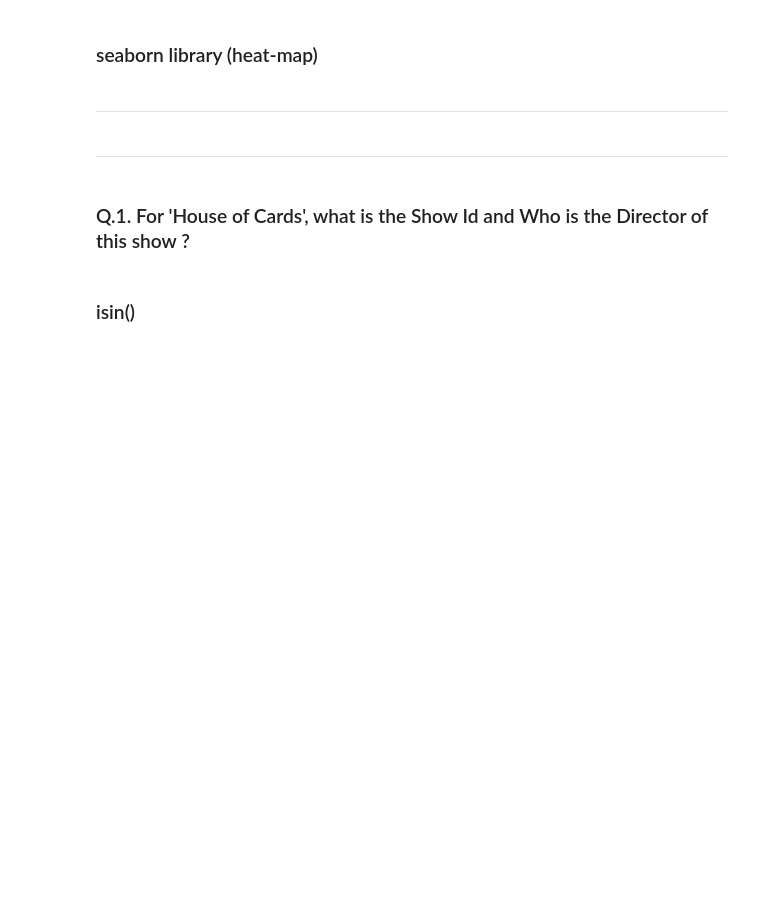
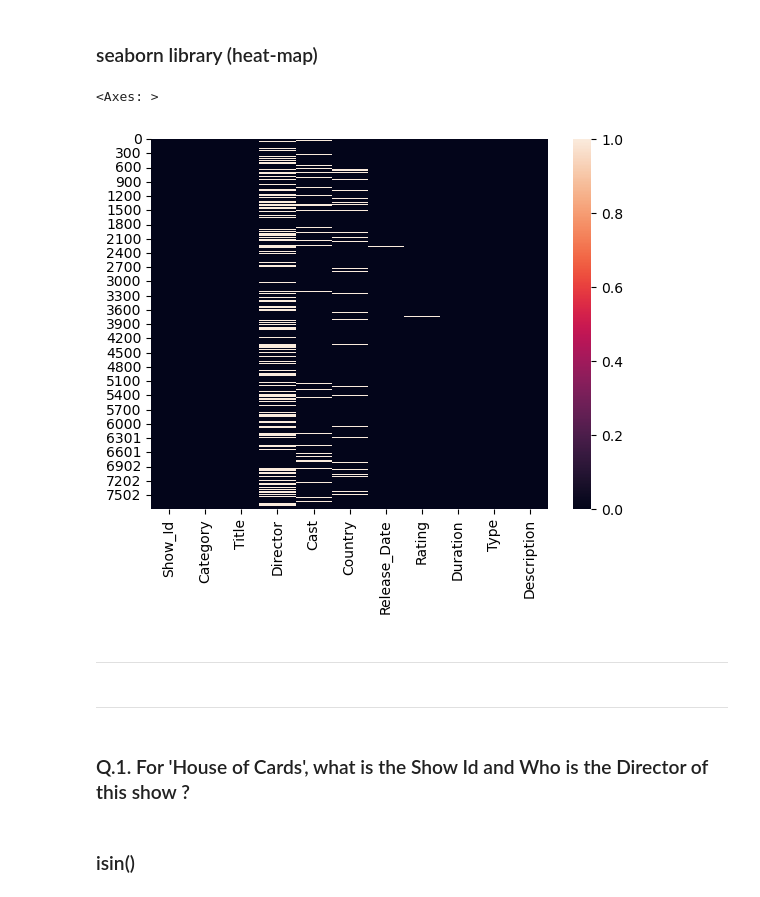
Before and after one commit to anupupadhaya123/data_analysis_python, a Jupyter notebook: netflix_data_analysis.ipynb, the cells around one changed output. Cells and saved outputs as stored; diff of their text form; code cells hidden in the pictures; blank space fills up the shorter version.

Commit message:
checking null value and showing in heatmap using seaborn library

```diff
--- a/netflix_data_analysis.ipynb
+++ b/netflix_data_analysis.ipynb
@@ -159,3 +201,8 @@ data.shape
+# %%
+sns.heatmap(data.isnull())  # Using heat map to show null values count
+# %% [output]
+<Axes: >
+[figure, added]
 # %% [markdown]
 ----
 # %% [markdown]
```
Also changed, not shown: parts of 4 cells of this notebook.
